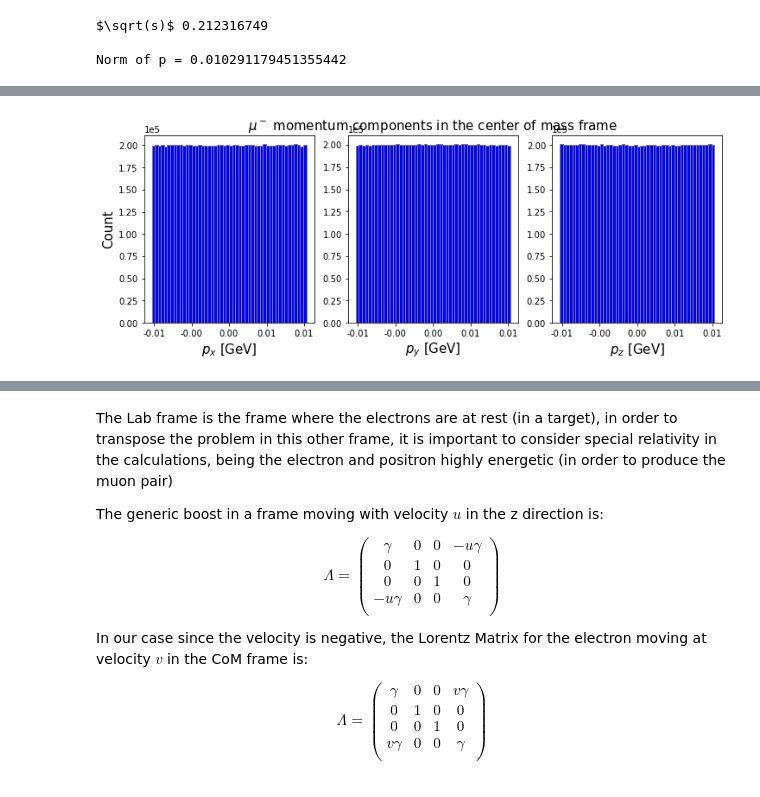
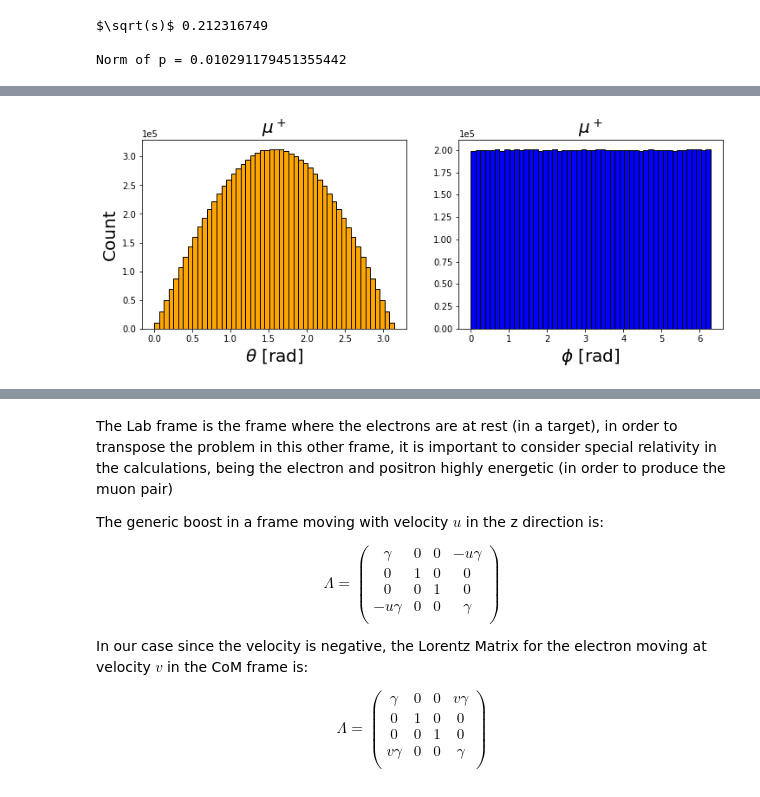
Before and after one commit to eigen-carmona/LCP_projects_Y3, a Jupyter notebook: Muons_project.ipynb, the cells around one changed output, grey strips where cells are left out. Cells and saved outputs as stored; diff of their text form; code cells hidden in the pictures.

Commit message:
functions for plotting

```diff
--- a/Muons_project.ipynb
+++ b/Muons_project.ipynb
@@ -101,6 +101,48 @@ def pdf_p(rs,theta):
 def pdf_p_normalized(rs,theta):
     y =pdf_p(rs,theta)/cros_section(rs)
     return y
+# %%
+#Functions
+def plot_momenta_hist(px,py,pz,title,color):
+    fig, (ax1,ax2,ax3) = plt.subplots(nrows=1, ncols=3, figsize=(12, 4))
+
+    n, bins, _ = ax1.hist(px, bins=50,color=color, ec='grey')
+    ax1.set_xlabel(r'$p_x$ [GeV]', fontsize=15)
+    ax1.set_ylabel('Count', fontsize=15)
+    ax1.ticklabel_format(axis="y", style="sci", scilimits=(5,5))
+    ax1.xaxis.set_major_formatter(FormatStrFormatter('%.2f'))
+
+
+    n, bins, _ = ax2.hist(py, bins=50,color=color, ec='grey')
+    ax2.set_title(title, fontsize=15)
+    ax2.set_xlabel(r'$p_y$ [GeV]', fontsize=15)
+    ax2.ticklabel_format(axis="y", style="sci", scilimits=(5,5))
+    ax2.xaxis.set_major_formatter(FormatStrFormatter('%.2f'))
+
+
+
+    n, bins, _ = ax3.hist(pz, bins=50,color=color, ec='grey')
+    ax3.set_xlabel(r'$p_z$ [GeV]', fontsize=15)
+    ax3.ticklabel_format(axis="y", style="sci", scilimits=(5,5))
+    ax3.xaxis.set_major_formatter(FormatStrFormatter('%.2f'))
+
+    plt.show()
+
+def plot_angles_hist(theta,phi,colort,colorp):
+    fig, (ax1,ax2) = plt.subplots(nrows=1, ncols=2, figsize=(12, 4))
+
+    n, bins, _ = ax1.hist(theta, bins=50,color=colort, ec='black')
+    ax1.set_title(r'$\mu^+$', fontsize=20)
+    ax1.set_xlabel(r'$\theta$ [rad]', fontsize=20)
+    ax1.set_ylabel('Count', fontsize=20)
+    ax1.ticklabel_format(axis="y", style="sci", scilimits=(5,5))
+
+    n, bins, _ = ax2.hist(phi, bins=50,color=colorp, ec='black')
+    ax2.set_title(r'$\mu^+$', fontsize=20)
+    ax2.set_xlabel(r'$\phi$ [rad]', fontsize=20)
+    ax2.ticklabel_format(axis="y", style="sci", scilimits=(5,5))
+
+    plt.show()
 # %%
 #
 ###
@@ -360,25 +352,4 @@ plt.show()
-# %%
-fig, (ax1,ax2,ax3) = plt.subplots(nrows=1, ncols=3, figsize=(12, 4))
-
-n, bins, _ = ax1.hist(pxam, bins=50,color='b', ec='grey')
-ax1.set_xlabel(r'$p_x$ [GeV]', fontsize=15)
-ax1.set_ylabel('Count', fontsize=15)
-ax1.ticklabel_format(axis="y", style="sci", scilimits=(5,5))
-ax1.xaxis.set_major_formatter(FormatStrFormatter('%.2f'))
-
-n, bins, _ = ax2.hist(pyam, bins=50,color='blue', ec='grey')
-ax2.set_title(r'$\mu^-$ momentum components in the center of mass frame', fontsize=15)
-ax2.set_xlabel(r'$p_y$ [GeV]', fontsize=15)
-ax2.ticklabel_format(axis="y", style="sci", scilimits=(5,5))
-ax2.xaxis.set_major_formatter(FormatStrFormatter('%.2f'))
-
-
-n, bins, _ = ax3.hist(pzam, bins=50,color='blue', ec='grey')
-ax3.set_xlabel(r'$p_z$ [GeV]', fontsize=15)
-ax3.ticklabel_format(axis="y", style="sci", scilimits=(5,5))
-ax3.xaxis.set_major_formatter(FormatStrFormatter('%.2f'))
-
-
-plt.show()
-# %% [output]
-[figure, removed]
+# %%
+plot_angles_hist(theta_instances,phi_instances,'orange','blue')
+# %% [output]
+[figure, added]
```
Also changed, not shown: parts of 22 cells of this notebook.
